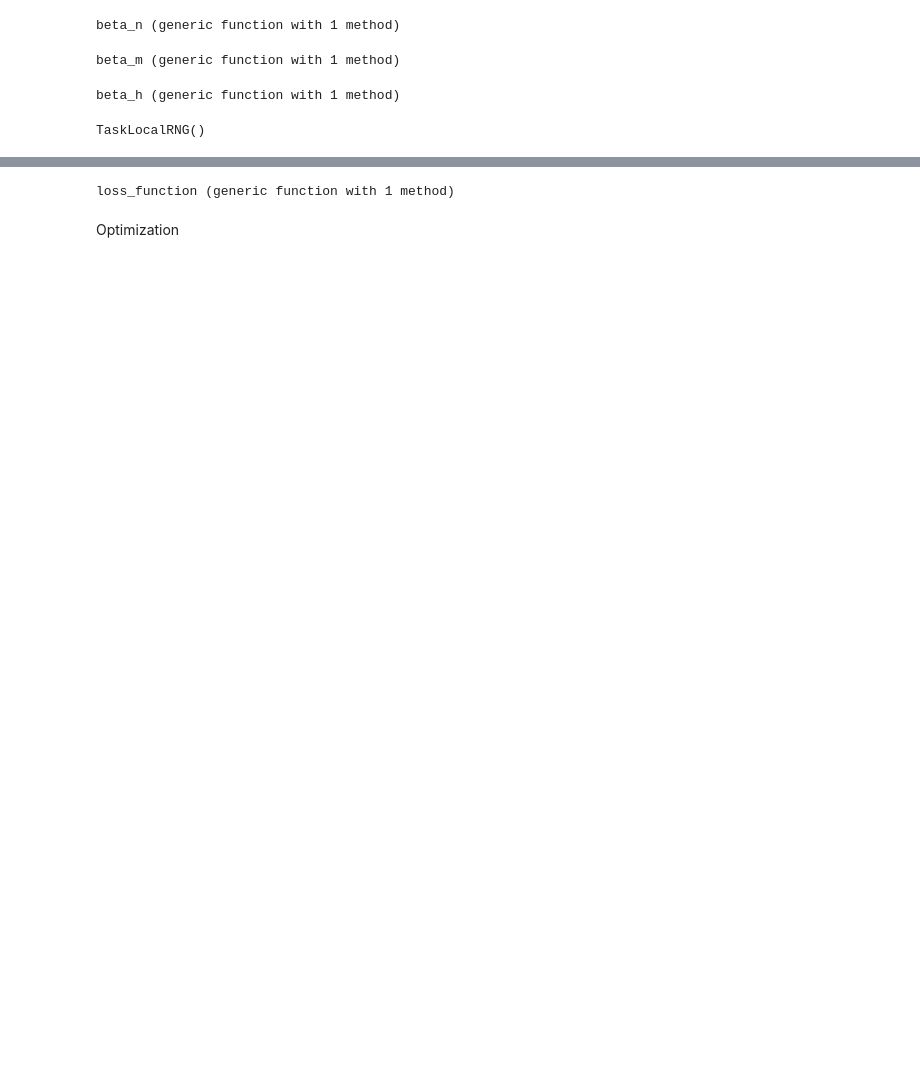
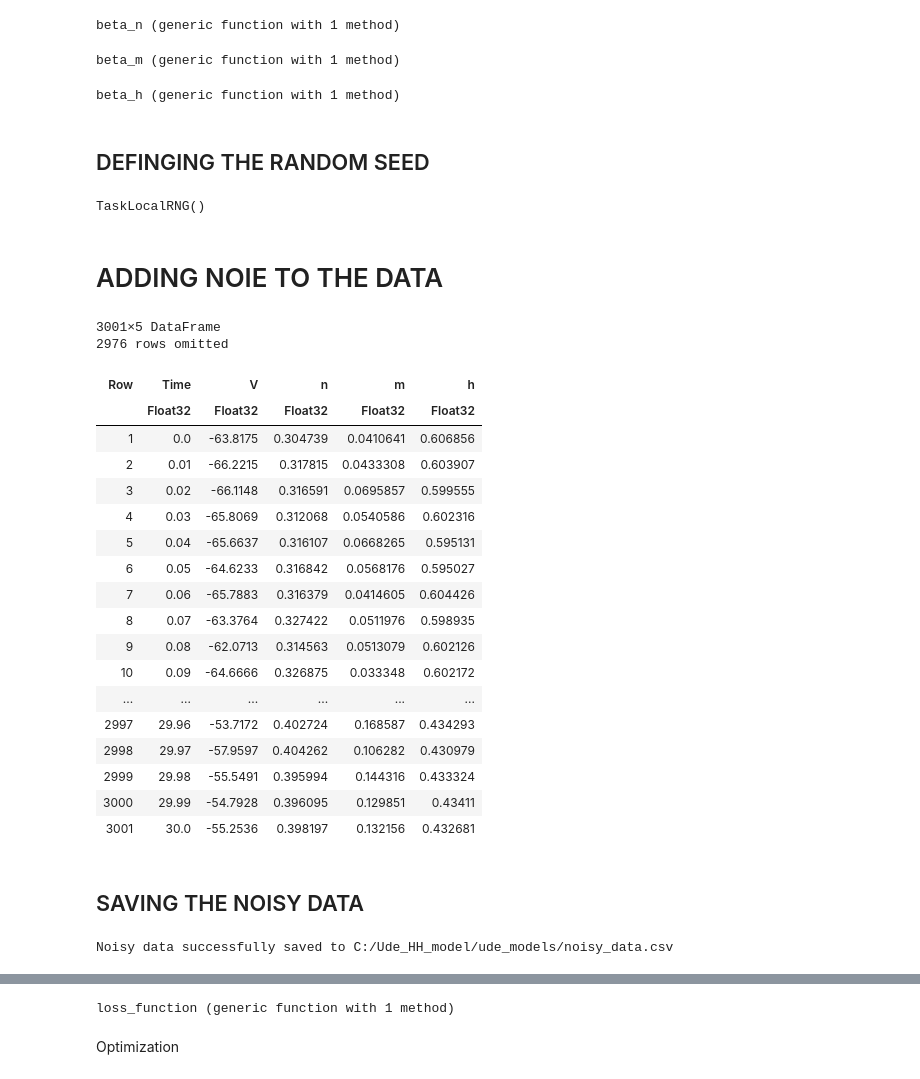
Before and after one commit to Nirbhay0007/Ude_HH_model, a Jupyter notebook: HH_ude_model.ipynb, the cells around one changed output, grey strips where cells are left out. Drawn from its saved outputs; the diff is of its cells as text; code cells hidden in the pictures; blank space fills up the shorter version.

```diff
--- a/HH_ude_model.ipynb
+++ b/HH_ude_model.ipynb
@@ -18,0 +41,18 @@ E_l = -54.4f0
+# %%
+# all constants
+true_n = Float32.(data_loaded[!, "n"])
+true_V = Float32.(data_loaded[!, "V"])
+
+true_m = Float32.(data_loaded[!, "m"])
+true_h = Float32.(data_loaded[!, "h"])
+t_steps = Float32.(data_loaded[!, "Time"])
+# all constants
+const g_na = 120.0f0
+const g_k = 36.0f0
+const g_l = 0.3f0
+const c_m = 1.0f0
+const I_ext = 10.0f0
+const E_na = 50.0f0
+const E_k = -77.0f0
+const E_l = -54.4f0
+const u_0 = Float32[-65.0f0, 0.05f0, 0.6f0, 0.317f0]
@@ -37,5 +83,7 @@ alpha_h(V) = 0.07f0 * exp(-(V + 65.0f0) / 20.0f0)
 beta_h(V) = 1.0f0 / (1.0f0 + exp(-(V + 35.0f0) / 10.0f0))
 # %% [output]
 beta_h (generic function with 1 method)
+# %% [markdown]
+## DEFINGING THE RANDOM SEED
 # %%
 rng = Random.seed!(42)
@@ -42,2 +91,58 @@ rng = Random.seed!(42)
 # %% [output]
 TaskLocalRNG()
+# %% [markdown]
+# ADDING NOIE TO THE DATA
+# %%
+noise_std_V = 1.5f0     # 1.5 mV noise (or 0.05f0 * std(true_V))
+noise_std_n = 0.005f0    # 2% gating probability noise
+noise_std_m = 0.015f0
+noise_std_h = 0.015f0
+
+
+noisy_V = true_V .+ noise_std_V .* randn(Float32, size(true_V))
+noisy_n = (true_n .+ noise_std_n .* randn(Float32, size(true_n)))
+noisy_h = (true_h .+ noise_std_n .* randn(Float32, size(true_n)))
+noisy_m = (true_m .+ noise_std_m .* randn(Float32, size(true_m)))
+
+
+noise_n = clamp.(noisy_n, 0.0f0, 1.0f0)
+noise_m = clamp.(noisy_m, 0.0f0, 1.0f0)
+noise_h = clamp.(noisy_h, 0.0f0, 1.0f0)
+
+# Create a DataFrame containing the noisy data
+noisy_df = DataFrame(
+    Time=t_steps,
+    V=noisy_V,
+    n=noise_n,
+    m=noise_m,
+    h=noise_h
+)
+# %% [output]
+3001×5 DataFrame
+2976 rows omitted
+| Row | Time | V | n | m | h |
+|  | Float32 | Float32 | Float32 | Float32 | Float32 |
+| 1 | 0.0 | -63.8175 | 0.304739 | 0.0410641 | 0.606856 |
+| 2 | 0.01 | -66.2215 | 0.317815 | 0.0433308 | 0.603907 |
+| 3 | 0.02 | -66.1148 | 0.316591 | 0.0695857 | 0.599555 |
+| 4 | 0.03 | -65.8069 | 0.312068 | 0.0540586 | 0.602316 |
+| 5 | 0.04 | -65.6637 | 0.316107 | 0.0668265 | 0.595131 |
+| 6 | 0.05 | -64.6233 | 0.316842 | 0.0568176 | 0.595027 |
+| 7 | 0.06 | -65.7883 | 0.316379 | 0.0414605 | 0.604426 |
+| 8 | 0.07 | -63.3764 | 0.327422 | 0.0511976 | 0.598935 |
+| 9 | 0.08 | -62.0713 | 0.314563 | 0.0513079 | 0.602126 |
+| 10 | 0.09 | -64.6666 | 0.326875 | 0.033348 | 0.602172 |
+| ... | ... | ... | ... | ... | ... |
+| 2997 | 29.96 | -53.7172 | 0.402724 | 0.168587 | 0.434293 |
+| 2998 | 29.97 | -57.9597 | 0.404262 | 0.106282 | 0.430979 |
+| 2999 | 29.98 | -55.5491 | 0.395994 | 0.144316 | 0.433324 |
+| 3000 | 29.99 | -54.7928 | 0.396095 | 0.129851 | 0.43411 |
+| 3001 | 30.0 | -55.2536 | 0.398197 | 0.132156 | 0.432681 |
+# %% [markdown]
+## SAVING THE NOISY DATA
+# %%
+# Save to CSV
+CSV.write("C:/Ude_HH_model/ude_models/noisy_data.csv", noisy_df)
+println("Noisy data successfully saved to C:/Ude_HH_model/ude_models/noisy_data.csv")
+# %% [output]
+Noisy data successfully saved to C:/Ude_HH_model/ude_models/noisy_data.csv
```
Also changed, not shown: parts of 35 cells of this notebook, 4 other files.
